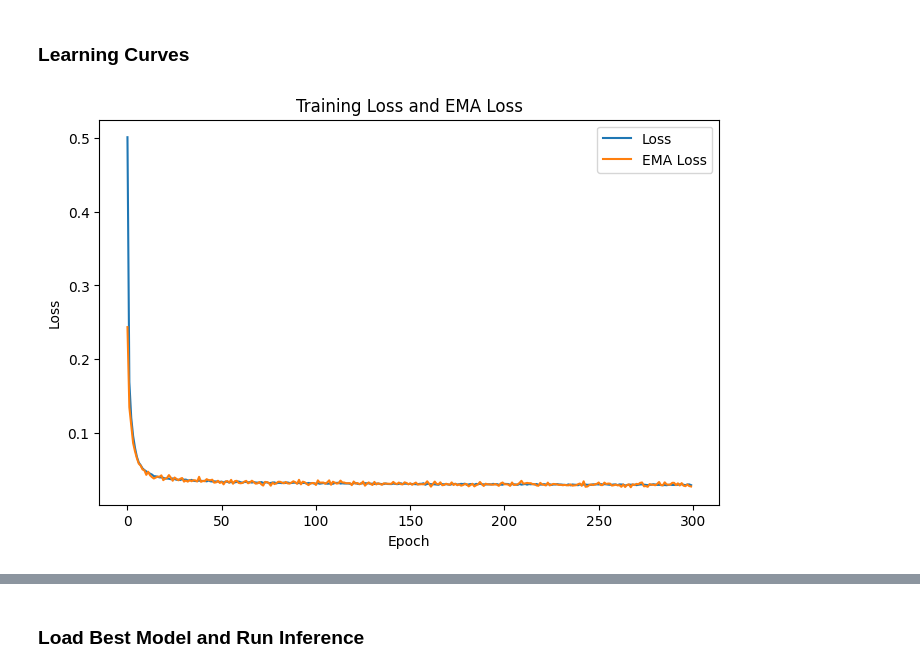
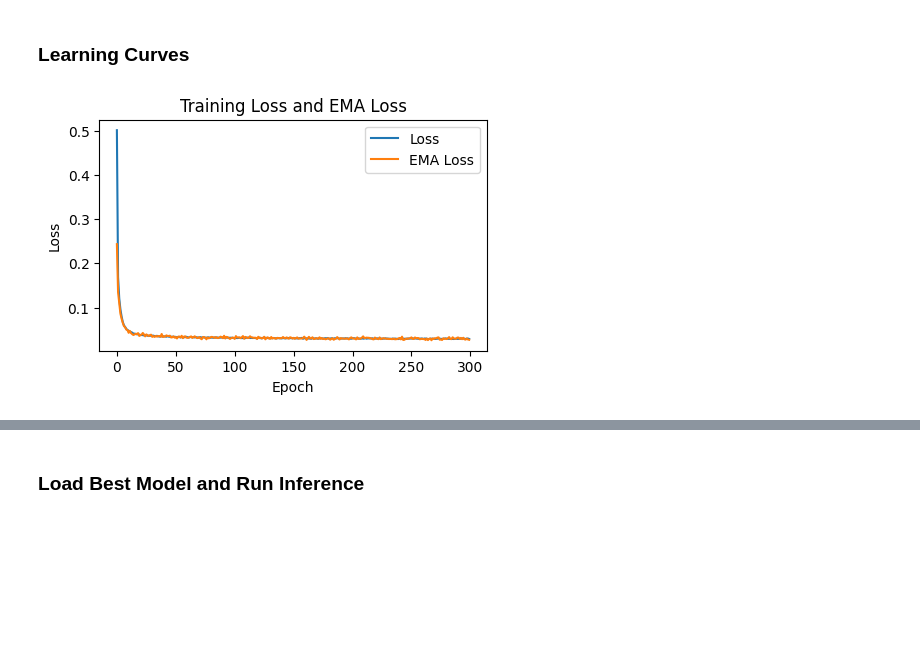
Before and after one commit to mxagar/diffusion-examples, a Jupyter notebook: ddpm/ddpm.ipynb, the cells around one changed output, grey strips where cells are left out. Saved outputs shown, nothing was run; the diff lists cells and outputs as text; code cells hidden in the pictures; blank space fills up the shorter version.

```diff
--- a/ddpm/ddpm.ipynb
+++ b/ddpm/ddpm.ipynb
@@ -746,14 +746,14 @@ history = train(
 # %% [markdown]
 ### Learning Curves
 # %%
-plt.figure(figsize=(8, 5))
+plt.figure(figsize=(5, 3))
 plt.plot(history["loss"], label="Loss")
 plt.plot(history["ema_loss"], label="EMA Loss")
 plt.xlabel("Epoch")
 plt.ylabel("Loss")
 plt.title("Training Loss and EMA Loss")
 plt.legend()
 plt.show()
 # %% [output]
-[figure, old version]
+[figure, new version]
 # %%
```
Also changed, not shown: parts of 1 cell of this notebook, 3 other files.
